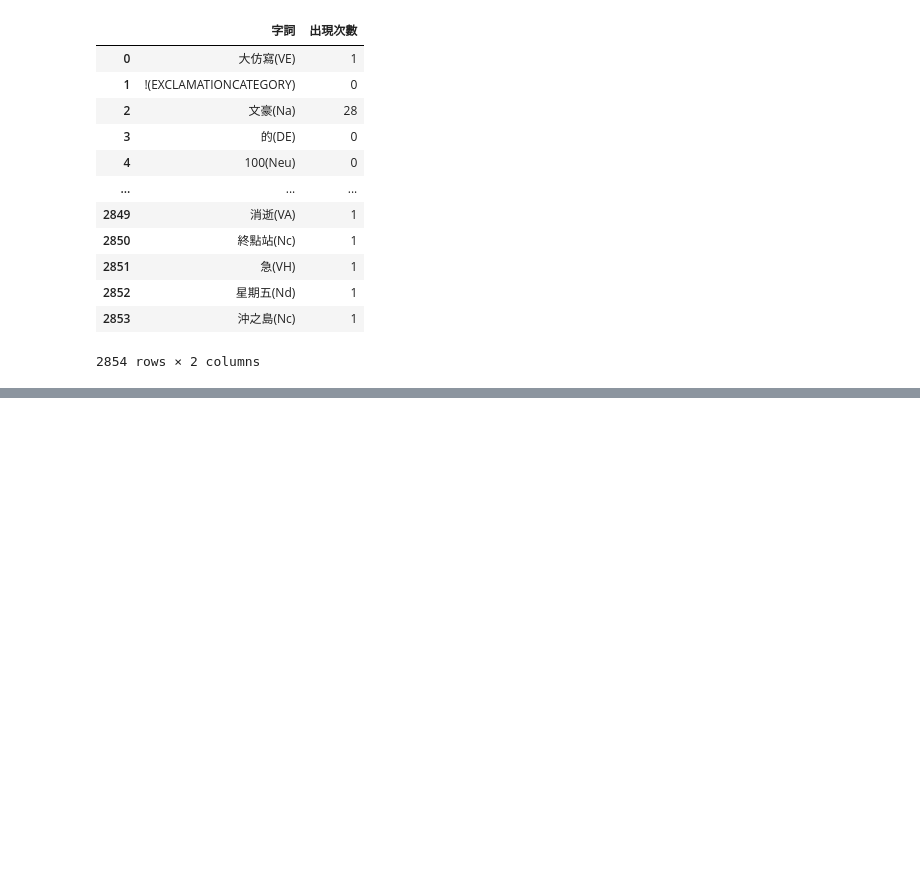
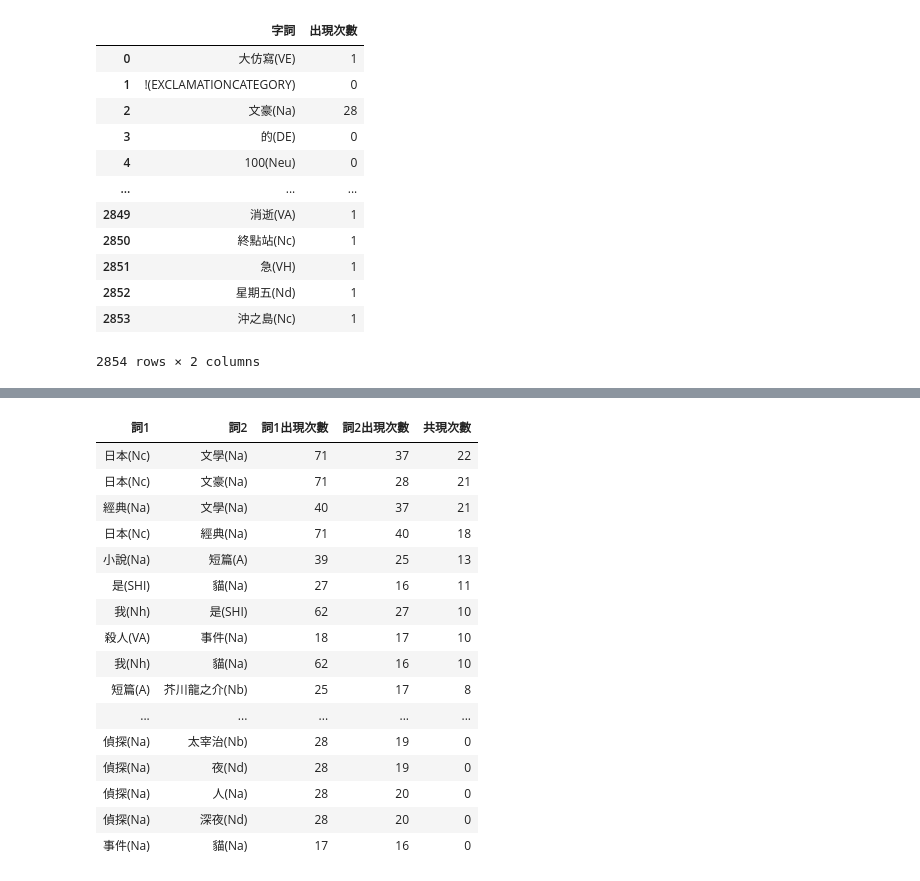
Before and after one commit to x1001000/books-chinese, a Jupyter notebook: Co_occurrence_network.ipynb, the cells around one changed output, grey strips where cells are left out. Cells and saved outputs as stored; diff of their text form; code cells hidden in the pictures; blank space fills up the shorter version.

```diff
--- a/Co_occurrence_network.ipynb
+++ b/Co_occurrence_network.ipynb
@@ -349,0 +368,23 @@ plt.show()
+# %%
+cooccurrence_table = pd.DataFrame(pairs, columns=['詞1','詞2','詞1出現次數','詞2出現次數','共現次數'])
+cooccurrence_table['共現次數'] = cooccurrence_table['共現次數'].astype(int)
+cooccurrence_table.sort_values(by='共現次數', ascending=False).style.hide_index()
+#cooccurrence_table.style.hide_index()
+# %% [output]
+| 詞1 | 詞2 | 詞1出現次數 | 詞2出現次數 | 共現次數 |
+| 日本(Nc) | 文學(Na) | 71 | 37 | 22 |
+| 日本(Nc) | 文豪(Na) | 71 | 28 | 21 |
+| 經典(Na) | 文學(Na) | 40 | 37 | 21 |
+| 日本(Nc) | 經典(Na) | 71 | 40 | 18 |
+| 小說(Na) | 短篇(A) | 39 | 25 | 13 |
+| 是(SHI) | 貓(Na) | 27 | 16 | 11 |
+| 我(Nh) | 是(SHI) | 62 | 27 | 10 |
+| 殺人(VA) | 事件(Na) | 18 | 17 | 10 |
+| 我(Nh) | 貓(Na) | 62 | 16 | 10 |
+| 短篇(A) | 芥川龍之介(Nb) | 25 | 17 | 8 |
+| ... | ... | ... | ... | ... |
+| 偵探(Na) | 太宰治(Nb) | 28 | 19 | 0 |
+| 偵探(Na) | 夜(Nd) | 28 | 19 | 0 |
+| 偵探(Na) | 人(Na) | 28 | 20 | 0 |
+| 偵探(Na) | 深夜(Nd) | 28 | 20 | 0 |
+| 事件(Na) | 貓(Na) | 17 | 16 | 0 |
```
Also changed, not shown: parts of 7 cells of this notebook.
